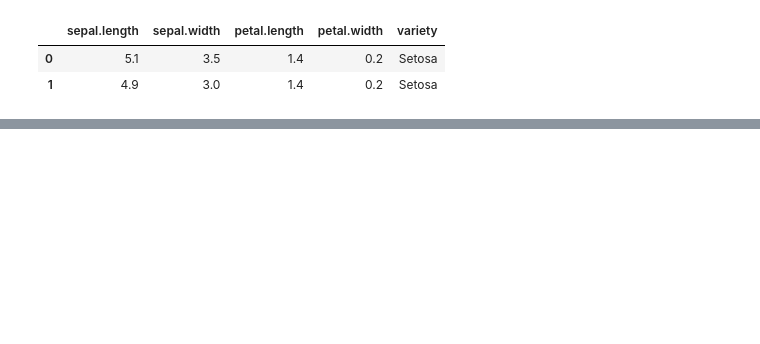
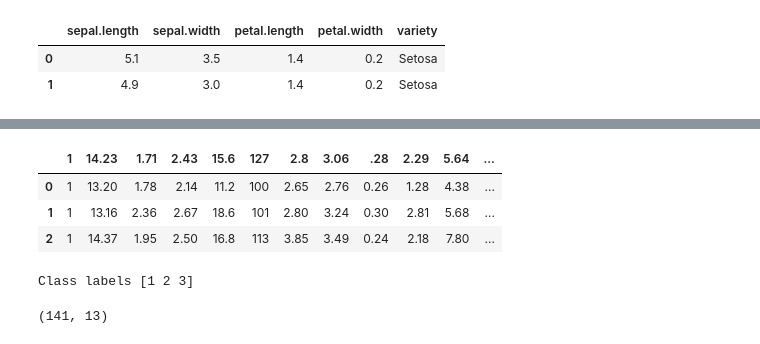
Before and after one commit to Mostafij-k/Feature_Engineering_Methods, a Jupyter notebook: Feature_Selection/Wrapper_Method.ipynb, the cells around one changed output, grey strips where cells are left out. Cells and saved outputs as stored; diff of their text form; code cells hidden in the pictures; blank space fills up the shorter version.

```diff
--- a/Feature_Selection/Wrapper_Method.ipynb
+++ b/Feature_Selection/Wrapper_Method.ipynb
@@ -145,3 +218,11 @@ model.best_feature_names_
 # 2nd iteration → n−1 features
 # 3rd iteration → n−2 features
 # Until k features remain.
+# %%
+# Import Data set
+Wine_data=pd.read_csv('wine_data.csv')
+# %% [output]
+|  | 1 | 14.23 | 1.71 | 2.43 | 15.6 | 127 | 2.8 | 3.06 | .28 | 2.29 | 5.64 | ... |
+| 0 | 1 | 13.20 | 1.78 | 2.14 | 11.2 | 100 | 2.65 | 2.76 | 0.26 | 1.28 | 4.38 | ... |
+| 1 | 1 | 13.16 | 2.36 | 2.67 | 18.6 | 101 | 2.80 | 3.24 | 0.30 | 2.81 | 5.68 | ... |
+| 2 | 1 | 14.37 | 1.95 | 2.50 | 16.8 | 113 | 3.85 | 3.49 | 0.24 | 2.18 | 7.80 | ... |
@@ -147,0 +236,20 @@ model.best_feature_names_
+# %%
+# Show the data set
+Wine_data.head(3)
+print('Class labels', np.unique(Wine_data['Class label']))
+# %% [output]
+Class labels [1 2 3]
+# %%
+# separate the target variable
+X = Wine_data.drop('Class label', axis=1)
+y = Wine_data['Class label']
+
+# split the data into train and test sets
+X_train, X_test, y_train, y_test = train_test_split(
+    X, y,
+    test_size=0.2,
+    random_state=1)
+
+print(X_train.shape)
+# %% [output]
+(141, 13)
```
Also changed, not shown: parts of 24 cells of this notebook, 2 other files.
